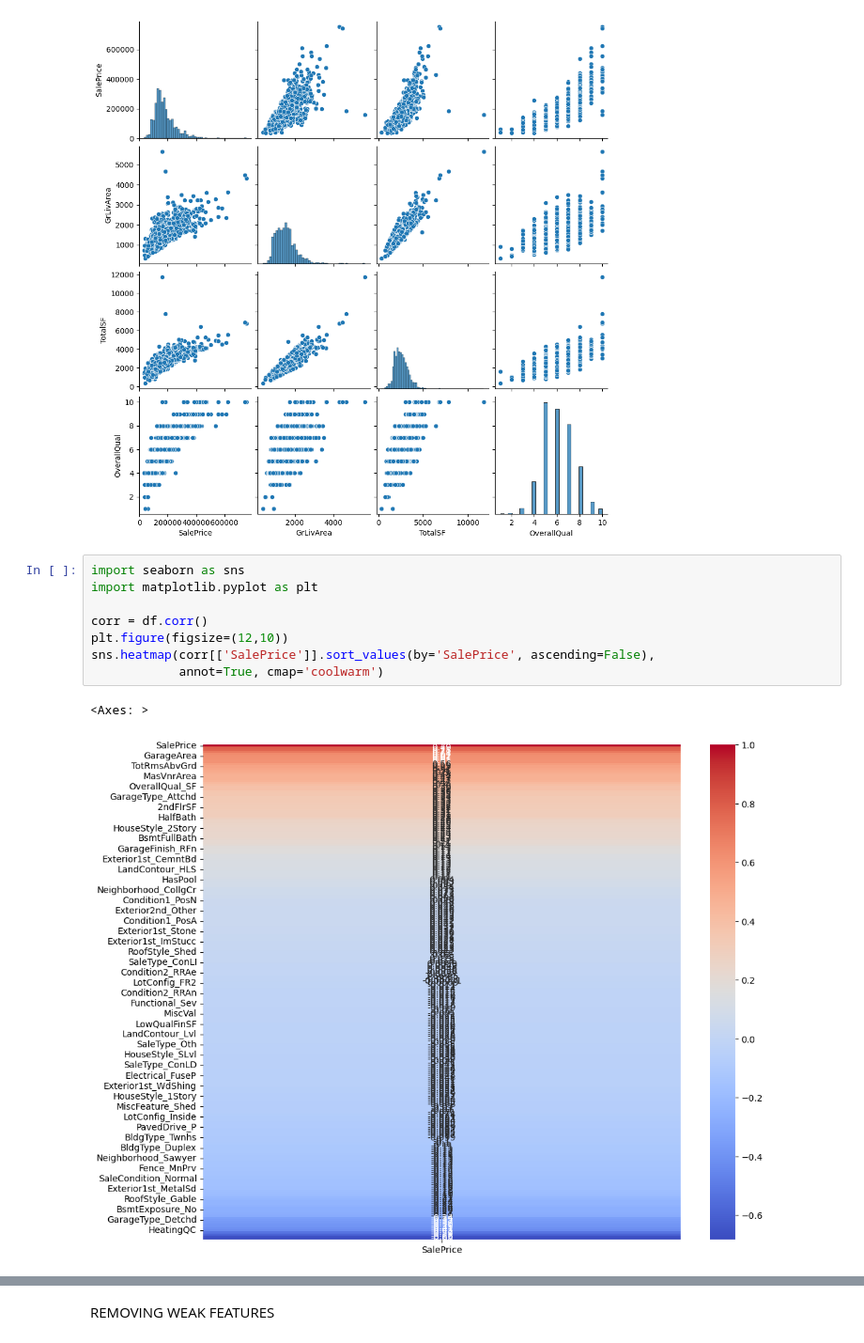
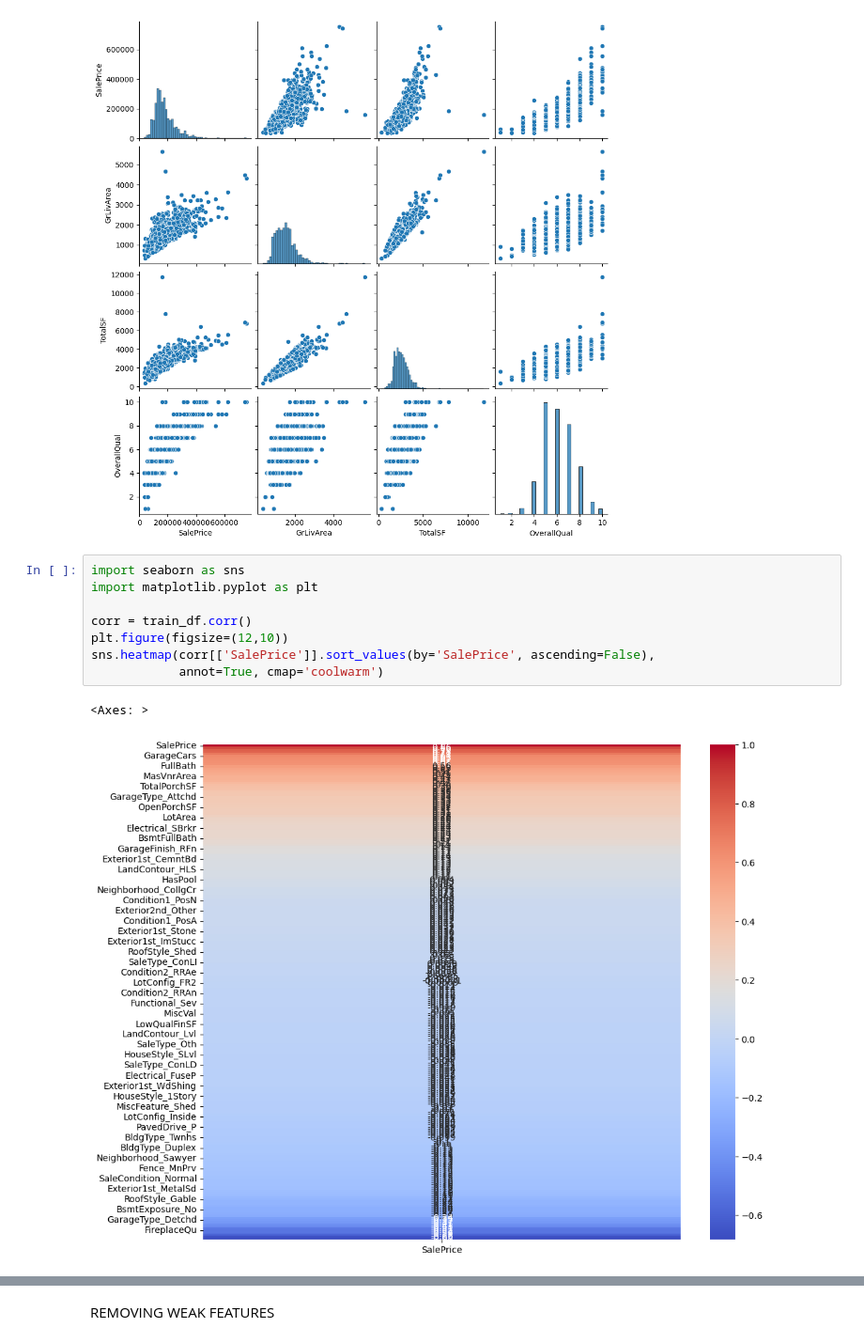
Before and after one commit to Aaddrriikkaa15/HousePricePrediction, a Jupyter notebook: House_Price_Prediction.ipynb, the cells around one changed output, grey strips where cells are left out. Shown: that part at 94% size. Drawn from its saved outputs; the diff is of its cells as text.

```diff
--- a/House_Price_Prediction.ipynb
+++ b/House_Price_Prediction.ipynb
@@ -131,13 +131,13 @@ plt.show()
 # %%
 import seaborn as sns
 import matplotlib.pyplot as plt
 
-corr = df.corr()
+corr = train_df.corr()
 plt.figure(figsize=(12,10))
 sns.heatmap(corr[['SalePrice']].sort_values(by='SalePrice', ascending=False),
             annot=True, cmap='coolwarm')
 # %% [output]
 <Axes: >
-[figure, old version]
+[figure, new version]
 # %%
 # Top 10 correlations with SalePrice
```
Also changed, not shown: parts of 6 cells of this notebook.
